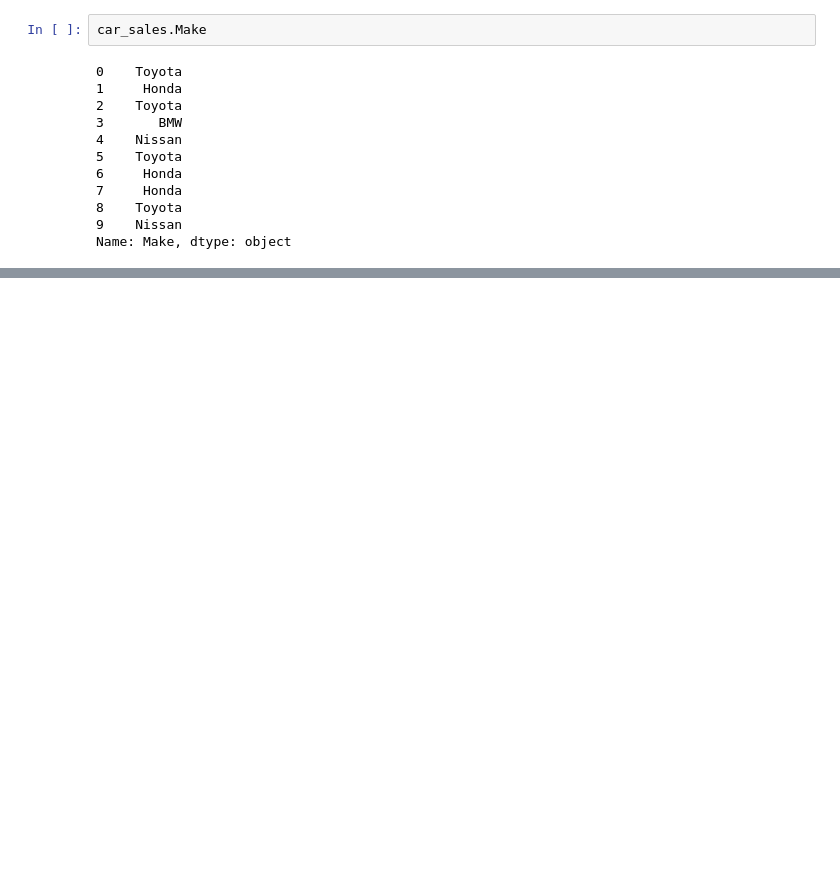
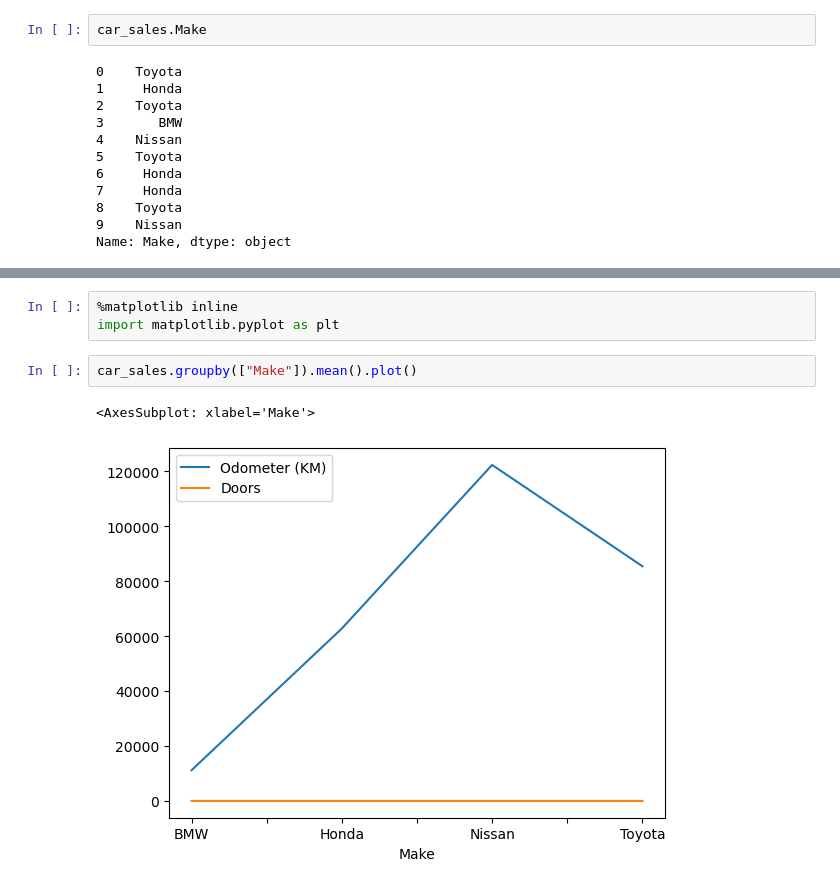
Before and after one commit to pcsmomo/data-science-ml-andrei, a Jupyter notebook: 06-pandas/02-selecting-view.ipynb, the cells around one changed output, grey strips where cells are left out. Cells and saved outputs as stored; diff of their text form; blank space fills up the shorter version.

```diff
--- a/06-pandas/02-selecting-view.ipynb
+++ b/06-pandas/02-selecting-view.ipynb
@@ -148 +144,9 @@ Name: Make, dtype: object
+# %%
+%matplotlib inline
+import matplotlib.pyplot as plt
+# %%
+car_sales.groupby(["Make"]).mean().plot()
+# %% [output]
+<AxesSubplot: xlabel='Make'>
+[figure, added]
 # %%
```
Also changed, not shown: parts of 12 cells of this notebook.
